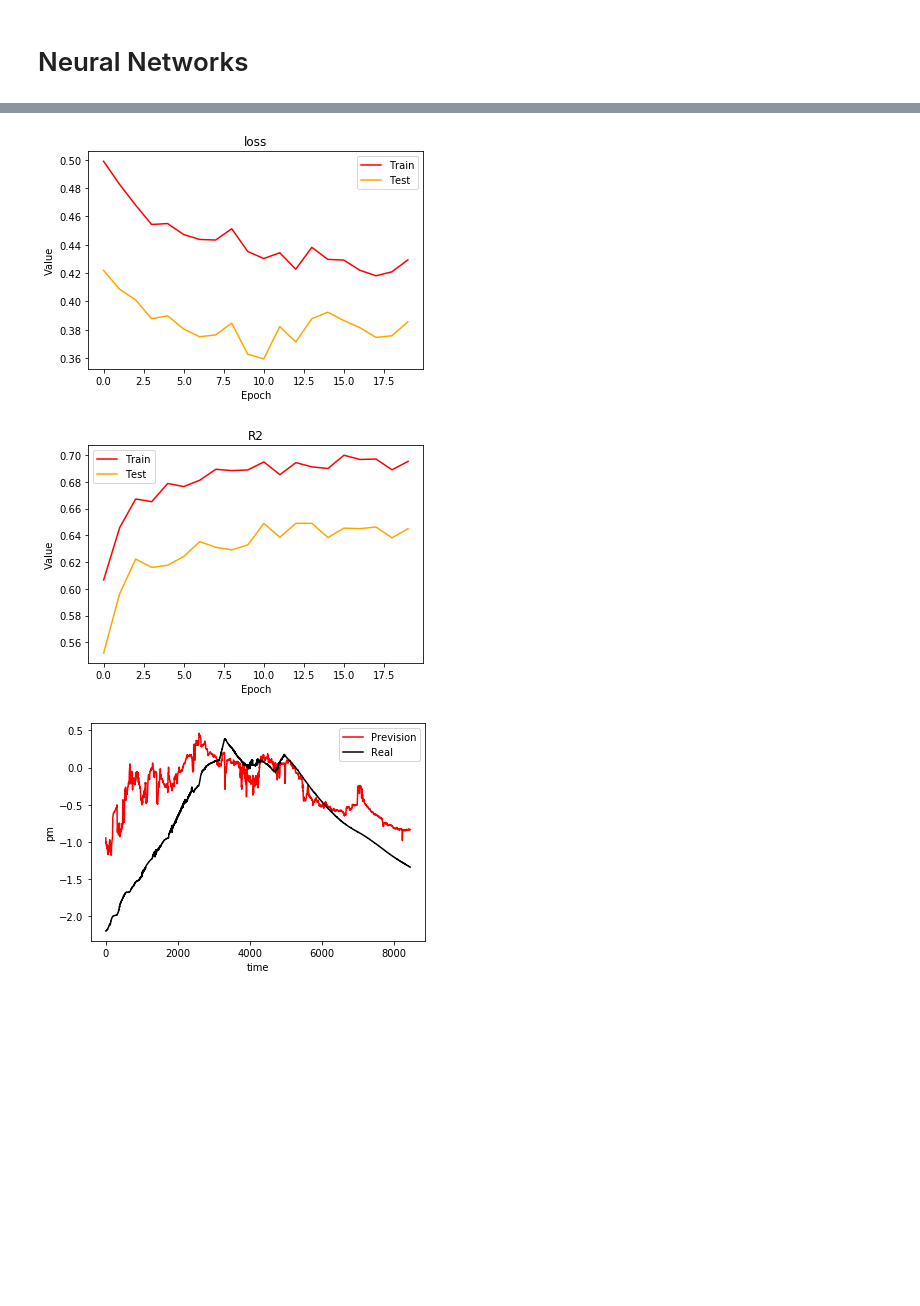
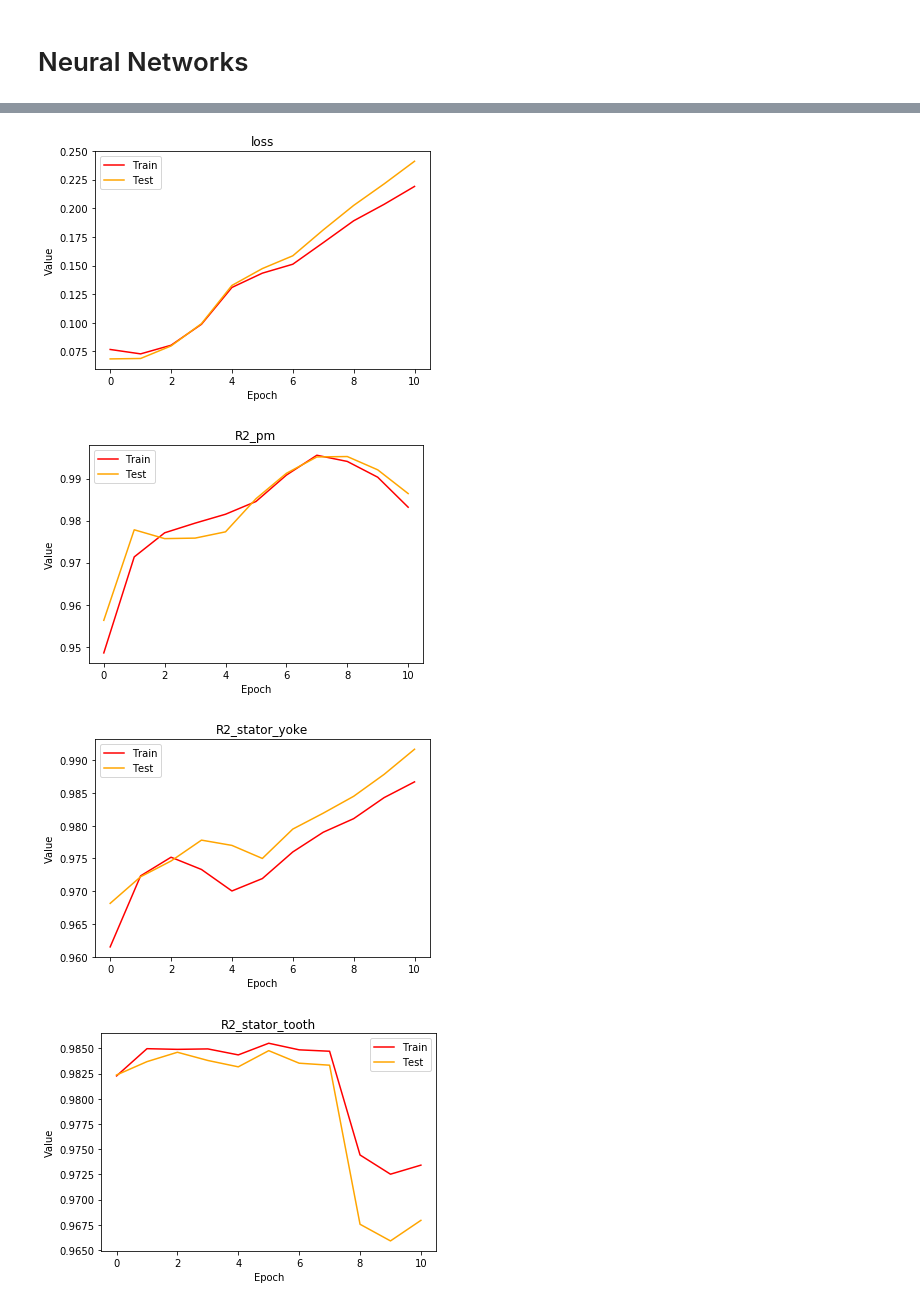
Before and after one commit to moiraghif/Electric-Motor-Temperature, a Jupyter notebook: Rete.ipynb, the cells around one changed output, grey strips where cells are left out. Saved outputs shown, nothing was run; the diff lists cells and outputs as text; code cells hidden in the pictures; blank space fills up the shorter version.

```diff
--- a/Rete.ipynb
+++ b/Rete.ipynb
@@ -336,0 +438,2 @@ history = train(model, loss_fn, optimizer,
+# %%
+optimize(TRAIN_SET_TENSOR, TEST_SET_TENSOR, 250)
@@ -336,0 +468,4 @@ history = train(model, loss_fn, optimizer,
+# %%
+results = pd.read_csv("./results/AutoML_RNN.csv")
+results = results[results["Status"] == "COMPLETED"]
+results.head()
@@ -336,0 +489,9 @@ history = train(model, loss_fn, optimizer,
+# %%
+best_params = results.iloc[results["Objective"].idxmin()]
+
+best_model = torch.load("./models/best_model_rnn")
+best_optimizer = torch.optim.Adam(params=best_model.parameters(),
+                                  lr=best_params["lr"])
+loss_fn = torch.nn.MSELoss()
+
+print(best_model)
@@ -336,0 +516,5 @@ history = train(model, loss_fn, optimizer,
+# %%
+history = train(best_model, loss_fn, best_optimizer,
+                TRAIN_SET_TENSOR, TEST_SET_TENSOR,
+                previous_size=int(best_params["window"]),
+                early_stopping=stop_early(3, 2))
@@ -337,7 +523,7 @@ history = train(model, loss_fn, optimizer,
 # %%
 plot_history(history)
-plot_result(model, TEST_SET[0])
 # %% [output]
-[figure, old version]
+[figure, new version]
-[figure, old version]
+[figure, new version]
-[figure, old version]
+[figure, new version]
+[figure, added]
```
Also changed, not shown: parts of 33 cells of this notebook, 2 other files.
